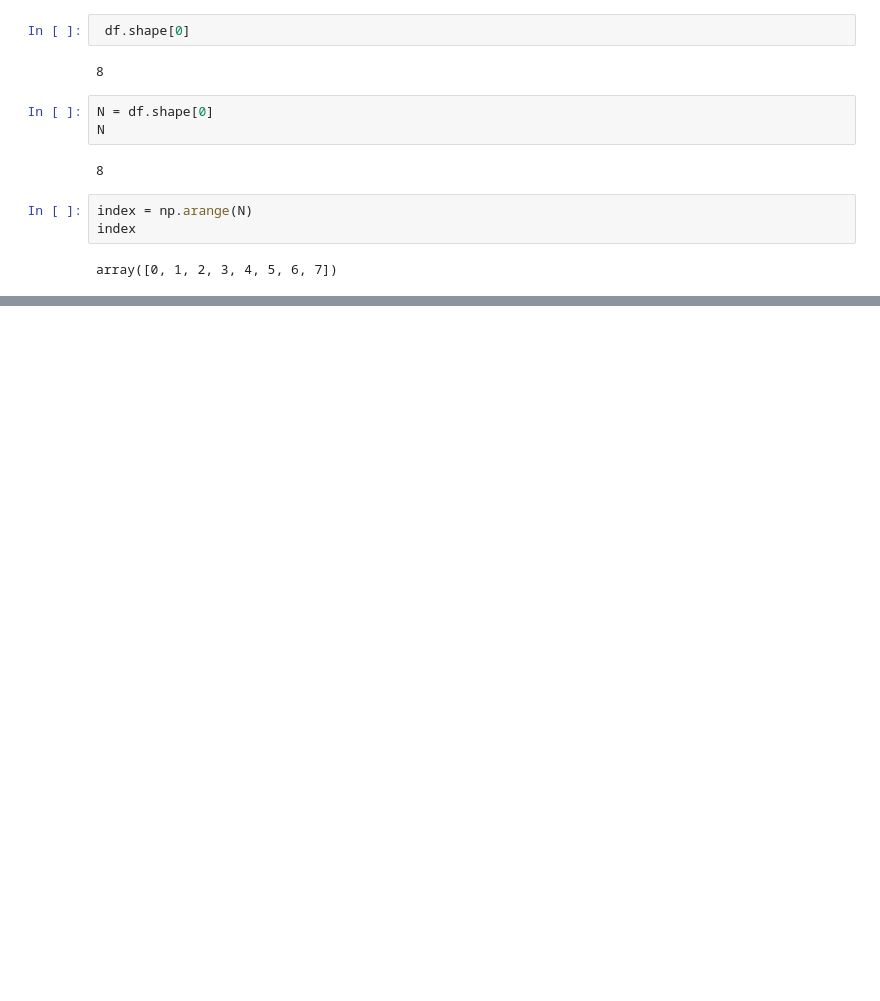
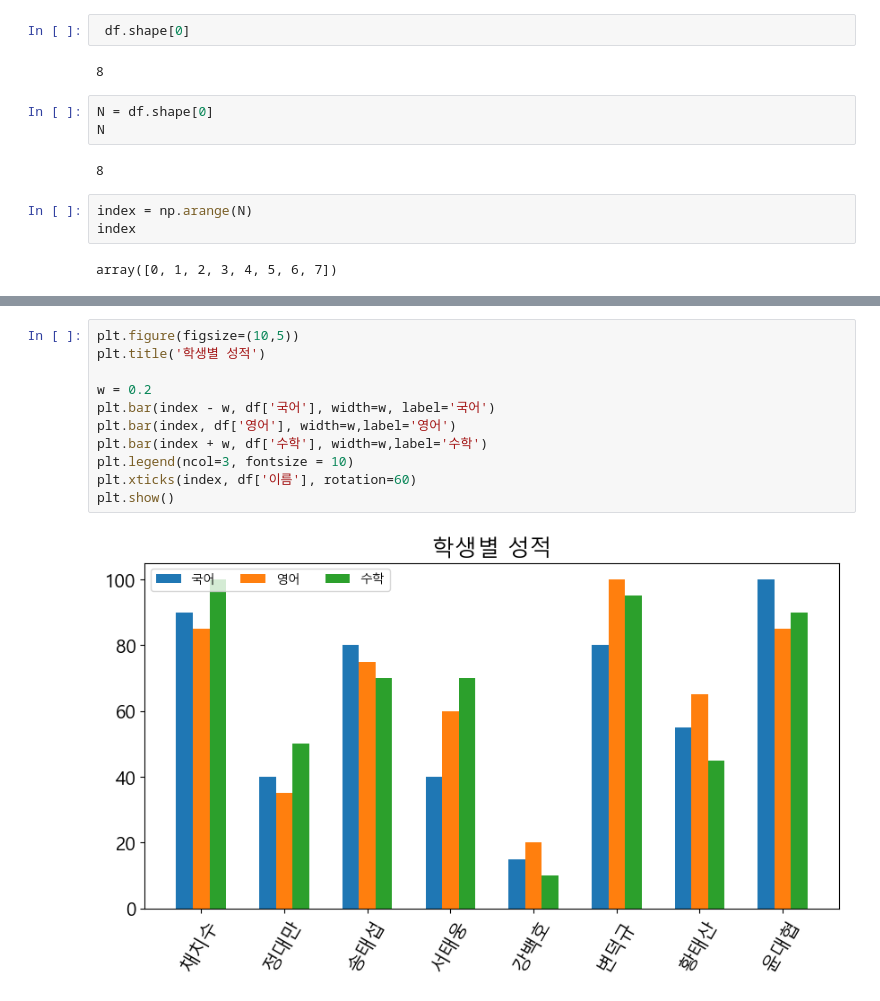
Before and after one commit to YDHYDHDONG/datanalysis, a Jupyter notebook: matplotlib/12. 다중 막대 그래프.ipynb, the cells around one changed output, grey strips where cells are left out. Cells and saved outputs as stored; diff of their text form; blank space fills up the shorter version.

```diff
--- a/matplotlib/12. 다중 막대 그래프.ipynb
+++ b/matplotlib/12. 다중 막대 그래프.ipynb
@@ -67,0 +87,13 @@ plt.bar(index - w, df['국어'])
+# %%
+plt.figure(figsize=(10,5))
+plt.title('학생별 성적')
+
+w = 0.2
+plt.bar(index - w, df['국어'], width=w, label='국어')
+plt.bar(index, df['영어'], width=w,label='영어')
+plt.bar(index + w, df['수학'], width=w,label='수학')
+plt.legend(ncol=3, fontsize = 10)
+plt.xticks(index, df['이름'], rotation=60)
+plt.show()
+# %% [output]
+[figure, added]
```
Also changed, not shown: parts of 3 cells of this notebook.
